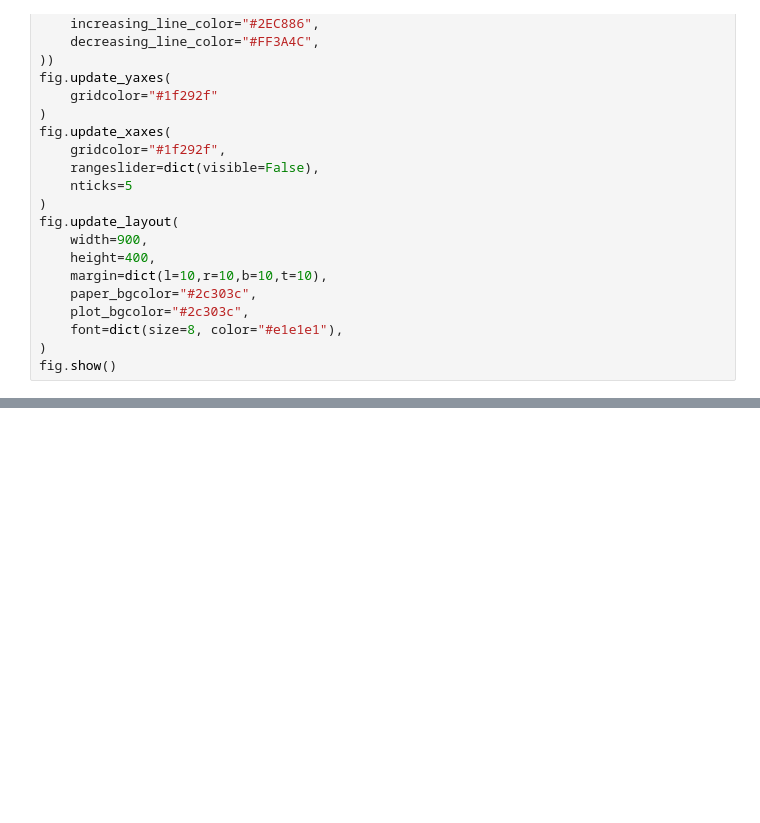
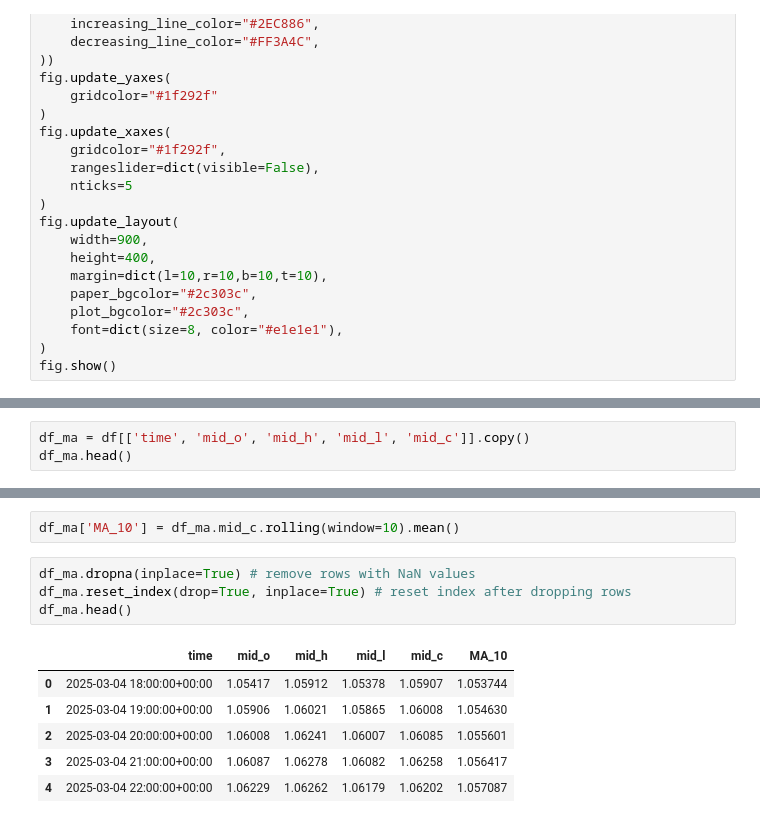
Before and after one commit to juanLude/backtesting_kangaroo, a Jupyter notebook: plotting_candles.ipynb, the cells around one changed output, grey strips where cells are left out. Saved outputs shown, nothing was run; the diff lists cells and outputs as text; blank space fills up the shorter version.

```diff
--- a/plotting_candles.ipynb
+++ b/plotting_candles.ipynb
@@ -55,0 +71,3 @@ fig.show()
+# %%
+df_ma = df[['time', 'mid_o', 'mid_h', 'mid_l', 'mid_c']].copy()
+df_ma.head()
@@ -55,0 +81,13 @@ fig.show()
+# %%
+df_ma['MA_10'] = df_ma.mid_c.rolling(window=10).mean()
+# %%
+df_ma.dropna(inplace=True) # remove rows with NaN values
+df_ma.reset_index(drop=True, inplace=True) # reset index after dropping rows
+df_ma.head()
+# %% [output]
+|  | time | mid_o | mid_h | mid_l | mid_c | MA_10 |
+| 0 | 2025-03-04 18:00:00+00:00 | 1.05417 | 1.05912 | 1.05378 | 1.05907 | 1.053744 |
+| 1 | 2025-03-04 19:00:00+00:00 | 1.05906 | 1.06021 | 1.05865 | 1.06008 | 1.054630 |
+| 2 | 2025-03-04 20:00:00+00:00 | 1.06008 | 1.06241 | 1.06007 | 1.06085 | 1.055601 |
+| 3 | 2025-03-04 21:00:00+00:00 | 1.06087 | 1.06278 | 1.06082 | 1.06258 | 1.056417 |
+| 4 | 2025-03-04 22:00:00+00:00 | 1.06229 | 1.06262 | 1.06179 | 1.06202 | 1.057087 |
```
Also changed, not shown: parts of 2 cells of this notebook, 2 other files.
